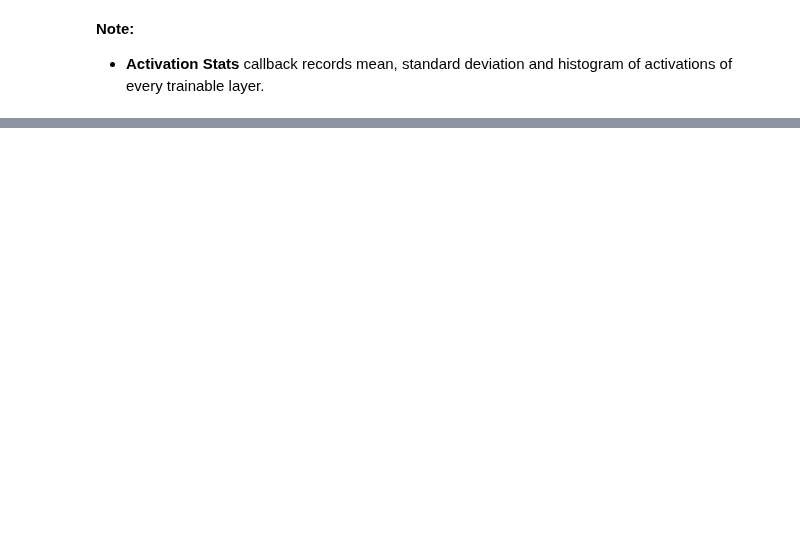
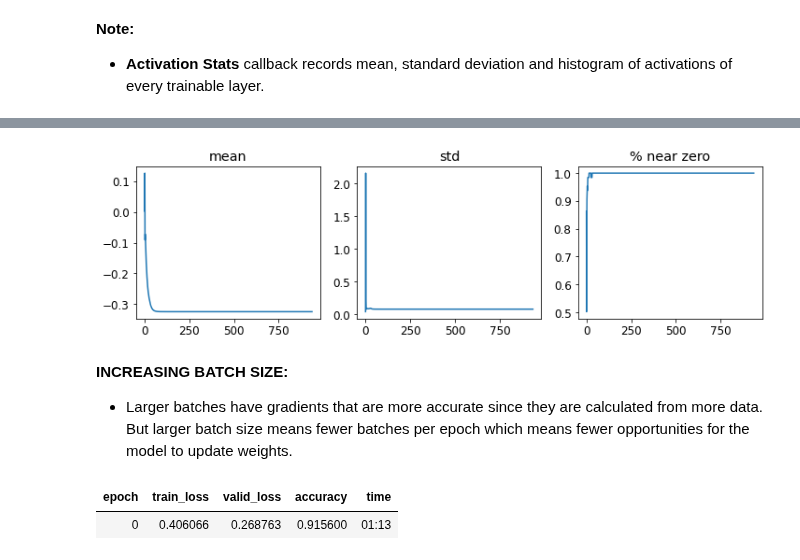
Before and after one commit to ThinamXx/Fastai, a Jupyter notebook: 12. Convolutional Neural Networks/CNN.ipynb, the cells around one changed output, grey strips where cells are left out. Drawn from its saved outputs; the diff is of its cells as text; code cells hidden in the pictures; blank space fills up the shorter version.

Commit message:
Increasing Batchsize

```diff
--- a/12. Convolutional Neural Networks/CNN.ipynb
+++ b/12. Convolutional Neural Networks/CNN.ipynb
@@ -315,0 +321,15 @@ learn = fit()                                                          # Impleme
+# %%
+#@ INSPECTING ACTIVATIONS: FINAL LAYERS:
+learn.activation_stats.plot_layer_stats(-2)
+# %% [output]
+[figure, added]
+# %% [markdown]
+**INCREASING BATCH SIZE:**
+- Larger batches have gradients that are more accurate since they are calculated from more data. But larger batch size means fewer batches per epoch which means fewer opportunities for the model to update weights.
+# %%
+#@ INCREASING BATCH SIZE:
+dls = get_dls(512)                                  # Initializing Data Loaders.
+learn = fit()                                       # Training the Learner.
+# %% [output]
+| epoch | train_loss | valid_loss | accuracy | time |
+| 0 | 0.406066 | 0.268763 | 0.915600 | 01:13 |
```
Also changed, not shown: parts of 10 cells of this notebook.
